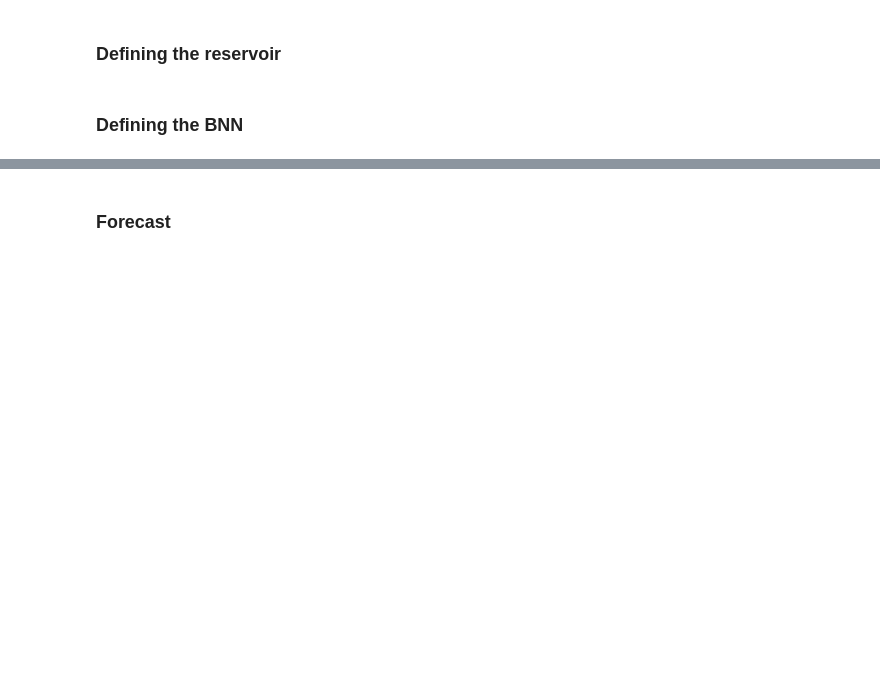
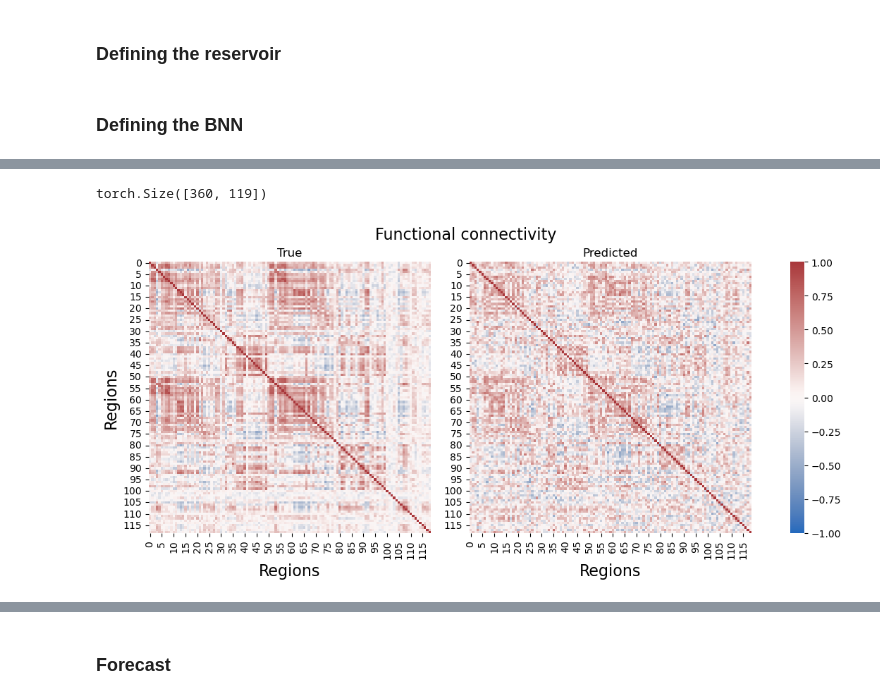
Before and after one commit to filippobezzi/Bayesian-Inference-in-High-Dimensional-Reservoir-Dynamics-for-Neural-Time-Series, a Jupyter notebook: forecast.ipynb, the cells around one changed output, grey strips where cells are left out. Drawn from its saved outputs; the diff is of its cells as text; code cells hidden in the pictures; blank space fills up the shorter version.

```diff
--- a/forecast.ipynb
+++ b/forecast.ipynb
@@ -68,23 +99,23 @@ states_val = torch.zeros((x_val.shape[0], dim_reservoir))
 states_test = torch.zeros((x_test.shape[0], dim_reservoir))
 
 # let's start with the train points
-for t, x in enumerate(x_train[:-1]):
+for t, x in enumerate(x_train_filtered[:-1]):
     states_train[t, :] = reservoir(x)
-states_val[0, :] = reservoir(x_train[-1])
+states_val[0, :] = reservoir(x_train_filtered[-1])
 
 # we want to save the state that marks the beginning of the val set
 reservoir.save_state("val_start")
 
 # now the validation points
-for t, x in enumerate(x_val[:-1]):
+for t, x in enumerate(x_val_filtered[:-1]):
     states_val[t + 1, :] = reservoir(x)
-states_test[0, :] = reservoir(x_val[-1])
+states_test[0, :] = reservoir(x_val_filtered[-1])
 
 # same for test set
 reservoir.save_state("test_start")
 
 # the last test point is discarded
-for t, x in enumerate(x_test[:-1]):
+for t, x in enumerate(x_test_filtered[:-1]):
     states_test[t + 1, :] = reservoir(x)
 # %% [markdown]
 ### Defining the BNN
@@ -134,2 +174,10 @@ plot_val(time_steps_val, x_val[:, feature], y_val[:, :, feature])
+# %%
+x_val.shape
+# %% [output]
+torch.Size([360, 119])
+# %%
+plot_functional_connectivity(x_val, torch.mean(y_val, dim=0))
+# %% [output]
+[figure, added]
 # %%
 ecov, cal, mcrps = evaluate_metrics(y_val, x_val)
```
Also changed, not shown: parts of 23 cells of this notebook, 5 other files.
